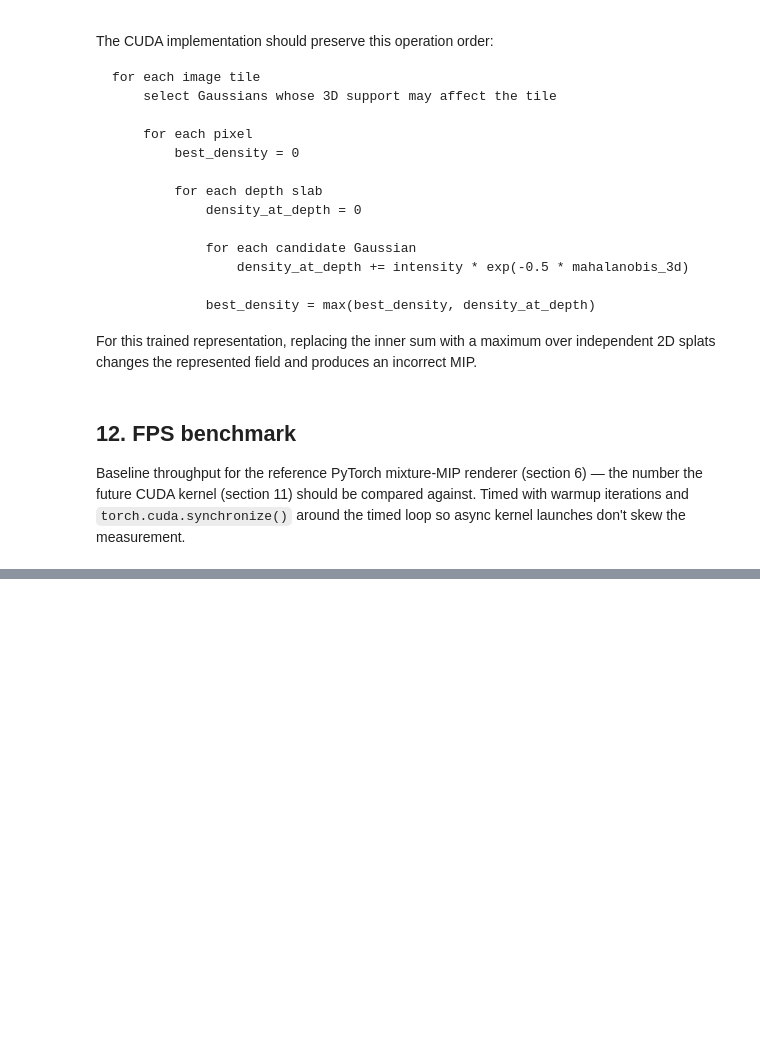
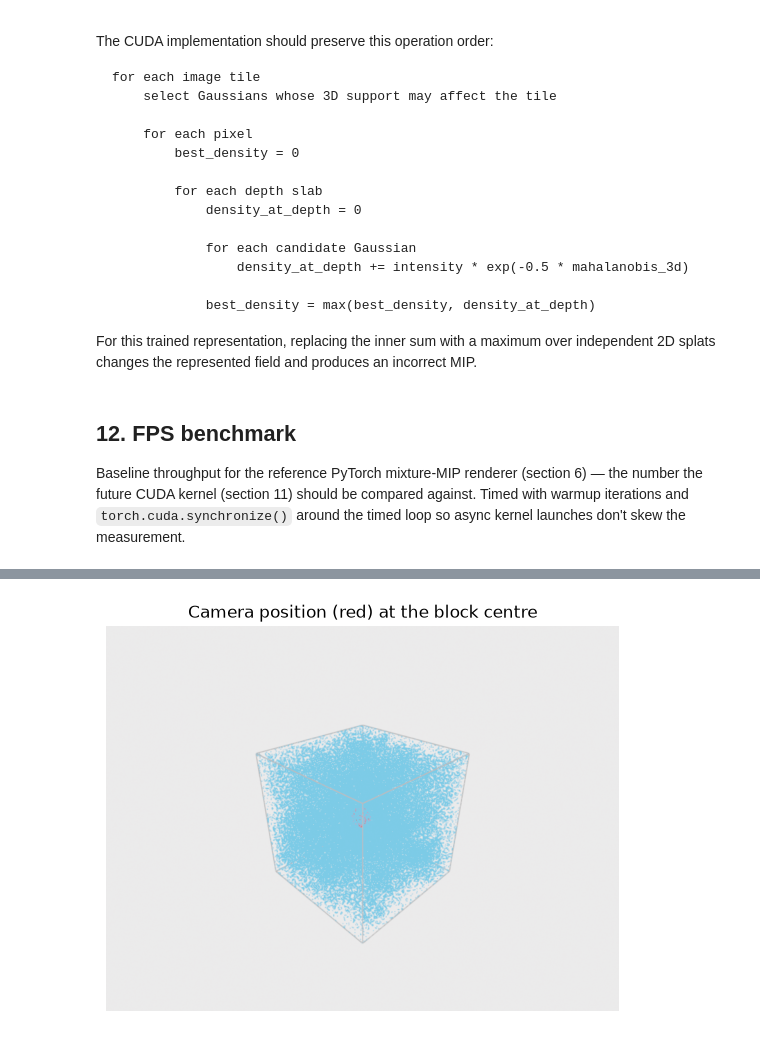
Before and after one commit to asheibanifard/r3-ml, a Jupyter notebook: notebooks/gaussian_splatting.ipynb, the cells around one changed output, grey strips where cells are left out. Saved outputs shown, nothing was run; the diff lists cells and outputs as text; code cells hidden in the pictures; blank space fills up the shorter version.

```diff
--- a/notebooks/gaussian_splatting.ipynb
+++ b/notebooks/gaussian_splatting.ipynb
@@ -735,0 +746,90 @@ Direct Gaussian-mixture MIP: 5670.26 ms/frame  ->  0.18 FPS
+# %%
+def voxel_index_to_world(
+    index_xyz: tuple[float, float, float],
+    aabb: AABB,
+    size_xyz: tuple[float, float, float],
+    device: torch.device,
+    dtype: torch.dtype = torch.float32,
+) -> torch.Tensor:
+    """
+    Convert a (possibly fractional) voxel index to AABB world coordinates,
+    using the same linspace convention as make_volume_coordinates /
+    VolumeDataset._indices_to_pts.
+    """
+    lower = aabb.lo.to(device=device, dtype=dtype)
+    upper = aabb.hi.to(device=device, dtype=dtype)
+    index = torch.tensor(index_xyz, device=device, dtype=dtype)
+    size = torch.tensor(size_xyz, device=device, dtype=dtype)
+    return lower + (index / (size - 1.0)) * (upper - lower)
+
+
+CAMERA_POSITION = voxel_index_to_world(
+    index_xyz=(W / 2.0, H / 2.0, D / 2.0),
+    aabb=aabb,
+    size_xyz=(W, H, D),
+    device=DEVICE,
+)
+print(
+    f"Block centre (voxel index {(W / 2.0, H / 2.0, D / 2.0)}) "
+    f"-> world {CAMERA_POSITION.tolist()}"
+)
+
+# importing open3d resets matplotlib's backend away from the Jupyter
+# inline backend; restore it so plt.show() below still renders.
+import open3d as o3d
+%matplotlib inline
+
+means_np = gaussians.means.detach().cpu().numpy().astype(np.float64)
+colors = np.tile(np.array([[0.2, 0.6, 0.9]]), (means_np.shape[0], 1))
+
+pcd = o3d.geometry.PointCloud()
+pcd.points = o3d.utility.Vector3dVector(means_np)
+pcd.colors = o3d.utility.Vector3dVector(colors)
+
+lo_np = aabb.lo.cpu().numpy().astype(np.float64)
+hi_np = aabb.hi.cpu().numpy().astype(np.float64)
+corners = np.array([[x, y, z] for x in (lo_np[0], hi_np[0])
+                               for y in (lo_np[1], hi_np[1])
+                               for z in (lo_np[2], hi_np[2])])
+edges = [(0,1),(0,2),(0,4),(1,3),(1,5),(2,3),(2,6),(3,7),(4,5),(4,6),(5,7),(6,7)]
+box = o3d.geometry.LineSet(
+    points=o3d.utility.Vector3dVector(corners),
+    lines=o3d.utility.Vector2iVector(edges),
+)
+box.paint_uniform_color([0.5, 0.5, 0.5])
+
+camera_marker = o3d.geometry.TriangleMesh.create_sphere(radius=0.15)
+camera_marker.translate(CAMERA_POSITION.cpu().numpy().astype(np.float64))
+camera_marker.paint_uniform_color([0.9, 0.1, 0.1])
+camera_marker.compute_vertex_normals()
+
+renderer = o3d.visualization.rendering.OffscreenRenderer(800, 600)
+renderer.scene.set_background([1, 1, 1, 1])
+
+mat_pts = o3d.visualization.rendering.MaterialRecord()
+mat_pts.shader = "defaultUnlit"
+mat_pts.point_size = 2.0
+
+mat_lines = o3d.visualization.rendering.MaterialRecord()
+mat_lines.shader = "unlitLine"
+mat_lines.line_width = 2.0
+
+mat_marker = o3d.visualization.rendering.MaterialRecord()
+mat_marker.shader = "defaultUnlit"
+
+renderer.scene.add_geometry("points", pcd, mat_pts)
+renderer.scene.add_geometry("box", box, mat_lines)
+renderer.scene.add_geometry("camera", camera_marker, mat_marker)
+
+eye = np.array([3.0, 2.5, -3.0])
+center = np.array([0.0, 0.0, 0.0])
+up = np.array([0.0, 1.0, 0.0])
+renderer.setup_camera(60.0, center, eye, up)
+
+img = np.asarray(renderer.render_to_image())
+plt.figure(figsize=(7, 5))
+plt.imshow(img)
+plt.title("Camera position (red) at the block centre")
+plt.axis('off')
+plt.show()
+# %% [output]
@@ -735,0 +846 @@ Direct Gaussian-mixture MIP: 5670.26 ms/frame  ->  0.18 FPS
+[figure, added]
```
Also changed, not shown: parts of 4 cells of this notebook, 4 other files.
